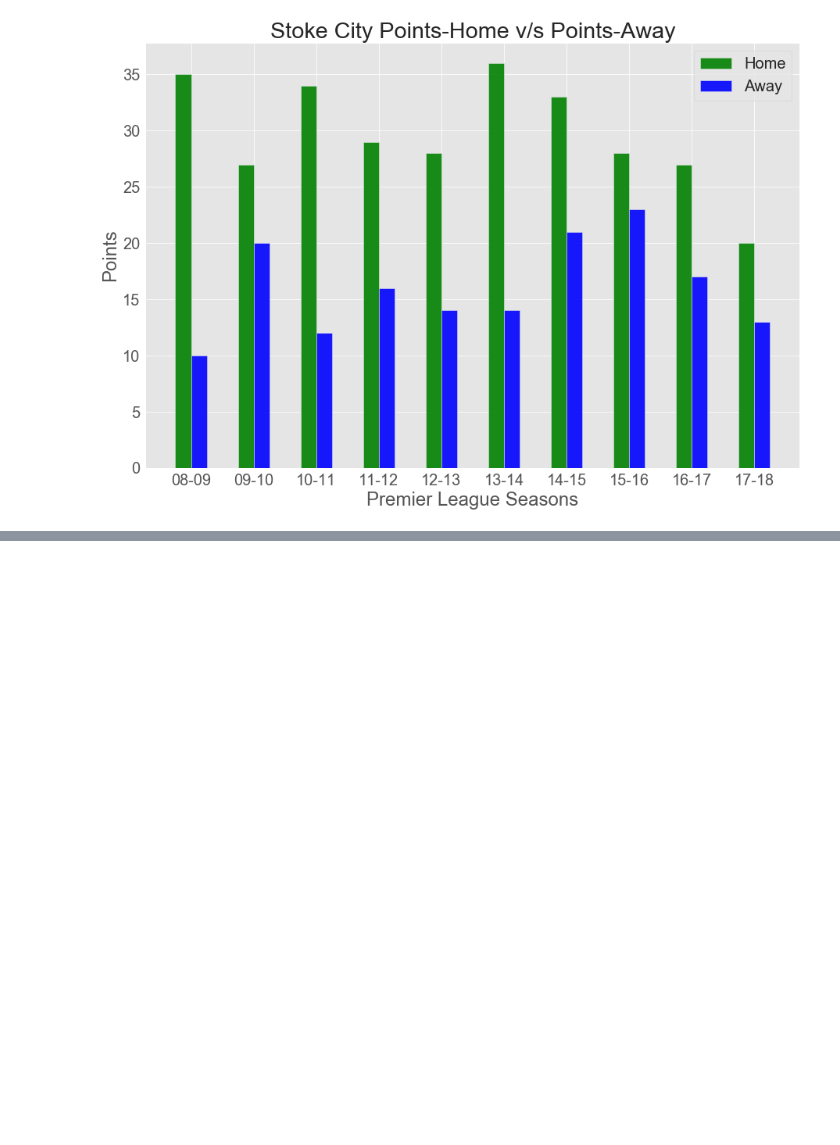
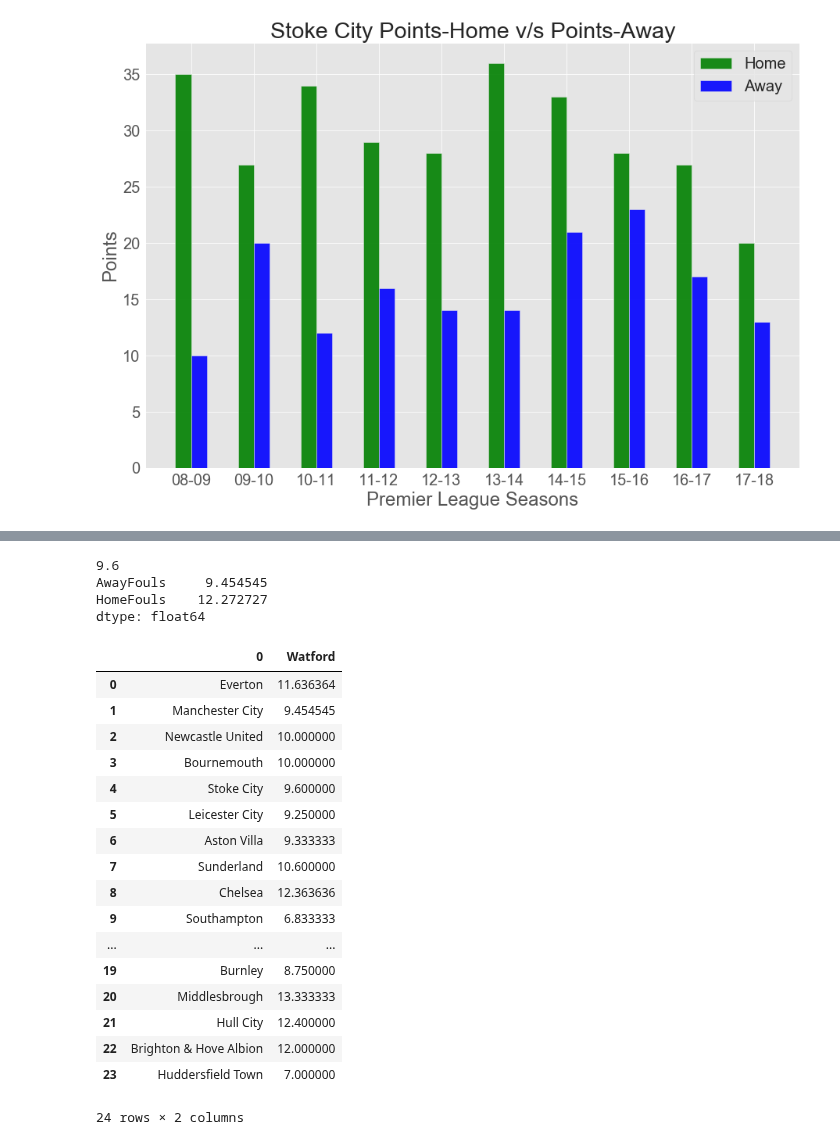
Before and after one commit to myfriendscallmeJ/a4, a Jupyter notebook: Project 4.ipynb, the cells around one changed output, grey strips where cells are left out. Cells and saved outputs as stored; diff of their text form; code cells hidden in the pictures; blank space fills up the shorter version.

```diff
--- a/Project 4.ipynb
+++ b/Project 4.ipynb
@@ -974,0 +964,5 @@ Name: MintempC, dtype: float64
+# %%
+PremierLeague['AwayTeam'].unique()
+Club_Pts
+t_p=PremierLeague.loc[PremierLeague['AwayTeam']=='Arsenal']['HomeTeam'].unique()
+t_p1=PremierLeague.loc[PremierLeague['AwayTeam']=='Fulham']['HomeTeam'].unique()
@@ -974,0 +979,55 @@ Name: MintempC, dtype: float64
+# %%
+print(PremierLeague.loc[(PremierLeague['AwayTeam']=='Arsenal') & (PremierLeague['HomeTeam']== 'Stoke City')]['AwayFouls'].mean())
+print(PremierLeague.loc[(PremierLeague['AwayTeam']=='Arsenal') & (PremierLeague['HomeTeam']== 'Manchester City')][['AwayFouls','HomeFouls']].mean())
+#PremierLeague.loc[PremierLeague['HomeTeam']=='Stoke City'].count()
+#ARS[ARS['HomeTeam']=='Chelsea']
+foul_avg=[]
+Away_list=['Tottenham Hotspur', 'Sunderland', 'Portsmouth', 'Fulham',
+       'Manchester City', 'Arsenal', 'Aston Villa', 'Liverpool',
+       'West Bromwich Albion', 'Wolverhampton Wanderers',
+       'Wigan Athletic', 'Manchester United', 'Newcastle United',
+       'Swansea City', 'Chelsea', 'Norwich City', 'Southampton',
+       'Watford']
+#df2=pd.DataFrame(PremierLeague.loc[PremierLeague['AwayTeam']=='Arsenal']['HomeTeam'].unique())
+for p in Away_list:
+    t_p=PremierLeague.loc[PremierLeague['AwayTeam']==p]['HomeTeam'].unique()
+    df2=pd.DataFrame(t_p)
+    #new_df=pd.DataFrame(t_p)
+    for t in t_p:
+        #print(PremierLeague.loc[(PremierLeague['AwayTeam']=='Arsenal') & (PremierLeague['HomeTeam']== t)]['AwayFouls'].mean())
+        foul_avg.append(PremierLeague.loc[(PremierLeague['AwayTeam']=='Arsenal') & (PremierLeague['HomeTeam']== t)]['AwayFouls'].mean() )
+    df1=pd.DataFrame(t_p)
+    df1[p] =foul_avg
+    #print(df1[p])
+    temp=df1
+    df1.clear()
+    foul_avg.clear()
+    #df1.rename(index=str, columns={0: "Team at Home"})
+    new_df=pd.merge(left=temp, right=df1, on=0, how="outer")
+
+new_df
+
+#print(df2)
+# %% [output]
+9.6
+AwayFouls     9.454545
+HomeFouls    12.272727
+dtype: float64
+|  | 0 | Watford |
+| 0 | Everton | 11.636364 |
+| 1 | Manchester City | 9.454545 |
+| 2 | Newcastle United | 10.000000 |
+| 3 | Bournemouth | 10.000000 |
+| 4 | Stoke City | 9.600000 |
+| 5 | Leicester City | 9.250000 |
+| 6 | Aston Villa | 9.333333 |
+| 7 | Sunderland | 10.600000 |
+| 8 | Chelsea | 12.363636 |
+| 9 | Southampton | 6.833333 |
+| ... | ... | ... |
+| 19 | Burnley | 8.750000 |
+| 20 | Middlesbrough | 13.333333 |
+| 21 | Hull City | 12.400000 |
+| 22 | Brighton & Hove Albion | 12.000000 |
+| 23 | Huddersfield Town | 7.000000 |
+24 rows × 2 columns
```
Also changed, not shown: parts of 10 cells of this notebook.
